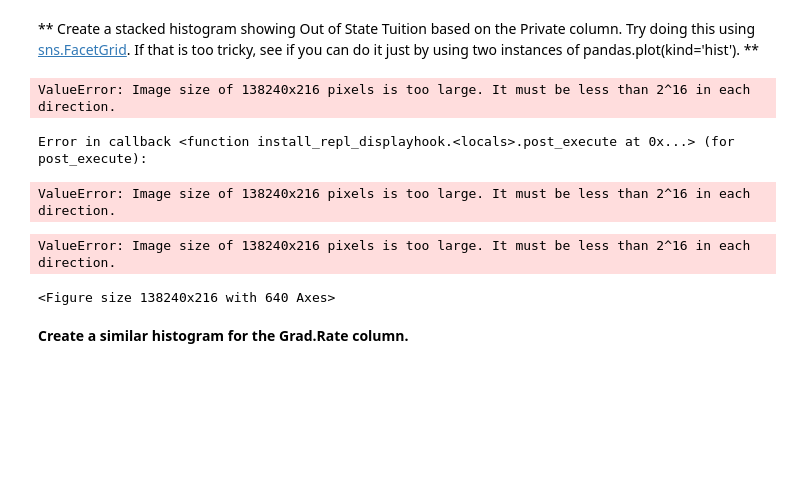
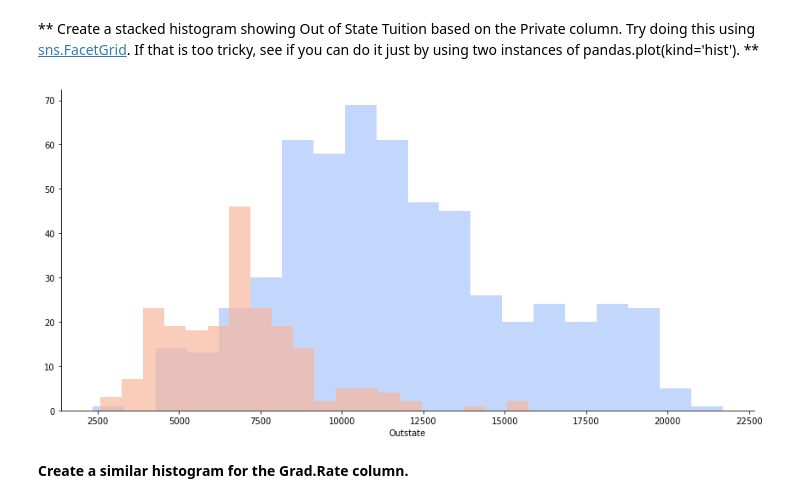
Before and after one commit to rpparada/Python-for-Data-Science-and-Machine-Learning-Bootcamp, a Jupyter notebook: Machine Learning Sections/K-Means-Clustering/K Means Clustering Project .ipynb, the cells around one changed output. Cells and saved outputs as stored; diff of their text form; code cells hidden in the pictures; blank space fills up the shorter version.

```diff
--- a/Machine Learning Sections/K-Means-Clustering/K Means Clustering Project .ipynb
+++ b/Machine Learning Sections/K-Means-Clustering/K Means Clustering Project .ipynb
@@ -117,12 +118,10 @@ sns.lmplot(x='Outstate',y='F.Undergrad',data=data,hue='Private',fit_reg=False)
 # %% [markdown]
 ** Create a stacked histogram showing Out of State Tuition based on the Private column. Try doing this using [sns.FacetGrid](https://stanford.edu/~mwaskom/software/seaborn/generated/seaborn.FacetGrid.html). If that is too tricky, see if you can do it just by using two instances of pandas.plot(kind='hist'). **
-# %%
-sns.FacetGrid(data,col='Outstate')
-# %% [output]
-ValueError: Image size of 138240x216 pixels is too large. It must be less than 2^16 in each direction.
-Error in callback <function install_repl_displayhook.<locals>.post_execute at 0x...> (for post_execute):
-ValueError: Image size of 138240x216 pixels is too large. It must be less than 2^16 in each direction.
-ValueError: Image size of 138240x216 pixels is too large. It must be less than 2^16 in each direction.
-<Figure size 138240x216 with 640 Axes>
+# %%
+#sns.FacetGrid(data,col='Outstate',row='Private')
+g = sns.FacetGrid(data,hue='Private',palette='coolwarm',size=6,aspect=2)
+g = g.map(plt.hist,'Outstate',bins=20,alpha=0.7)
+# %% [output]
+[figure, added]
 # %% [markdown]
 **Create a similar histogram for the Grad.Rate column.**
```
Also changed, not shown: parts of 24 cells of this notebook, 3 other files.
